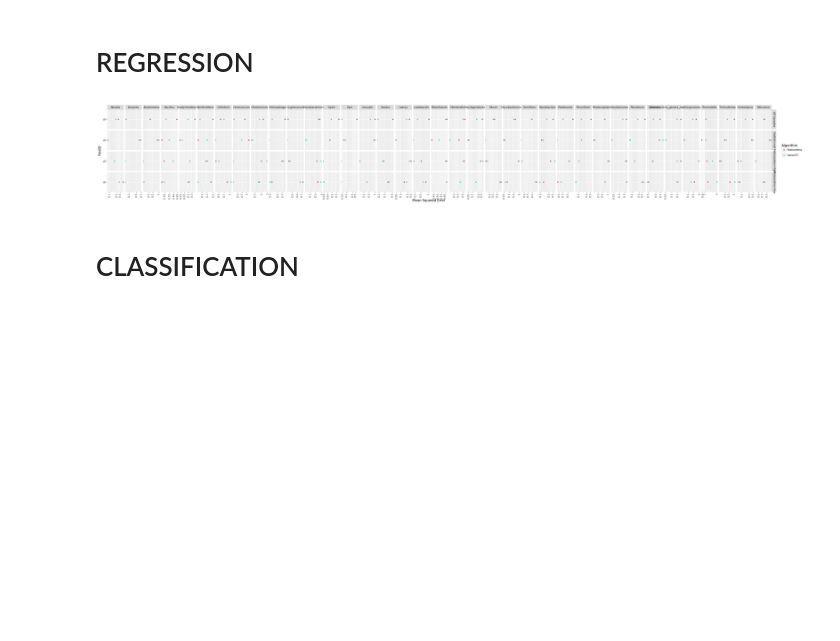
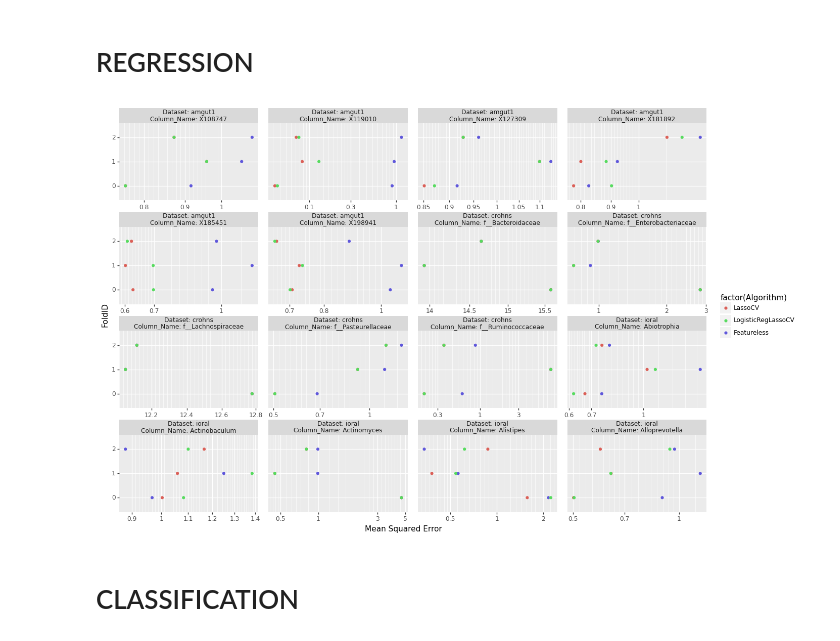
Before and after one commit to EngineerDanny/CS685-Microbe-Network-Research-Code, a Jupyter notebook: reproduce/results/plot_results.ipynb, the cells around one changed output. Saved outputs shown, nothing was run; the diff lists cells and outputs as text; code cells hidden in the pictures; blank space fills up the shorter version.

Commit message:
update plot results notebook

```diff
--- a/reproduce/results/plot_results.ipynb
+++ b/reproduce/results/plot_results.ipynb
@@ -60,9 +65,17 @@ df = pd.read_csv(f"/projects/genomic-ml/da2343/ml_project_1/reproduce/results/{t
 df = df.drop(columns=['Index of Predicted Column'])
 df = df.rename(columns={'Predicted Column Name': 'Column_Name'})
 df = df.groupby(['Dataset', 'Algorithm', 'Column_Name', 'FoldID']).mean().reset_index()
-# df = df[(df['Dataset'] == "amgut1") | (df['Dataset'] == "crohns") | (df['Dataset'] == "ioral")]
-# df = df[(df['Dataset'] == "crohns")]
-df
+
+df1 = df[(df['Column_Name'] == "X108747") | (df['Column_Name'] == "X119010") | (df['Column_Name'] == "X127309") | (df['Column_Name'] == "X181892") | (df['Column_Name'] == "X185451") | (df['Column_Name'] == "X198941")  ]
+df2 = df[(df['Column_Name'] == "f__Bacteroidaceae") | (df['Column_Name'] == "f__Enterobacteriaceae") | (df['Column_Name'] == "f__Lachnospiraceae") | (df['Column_Name'] == "f__Pasteurellaceae") | (df['Column_Name'] == "f__Ruminococcaceae") ]
+
+df3 = df[(df['Column_Name'] == "Abiotrophia") | (df['Column_Name'] == "Actinobaculum") | (df['Column_Name'] == "Actinomyces") | (df['Column_Name'] == "Alloprevotella") | (df['Column_Name'] == "Alistipes") ]
+
+
+df = pd.concat([df1, df2, df3])
+
+# save
+df.to_csv(f"{time}_results_other_reg_R.csv", index=False)
 # %%
 df = df.groupby(['Algorithm']).mean().reset_index()
 df
@@ -76,16 +89,19 @@ p = p + labs(x = "Mean Squared Error", y="FoldID")
 p = p + theme(axis_text_x=element_text(angle=90), figure_size=(40, 5))
 p = p + scale_x_log10()
 print(p)
-# %% [output]
-[figure, removed]
 # %%
+
+df["Algorithm"] = pd.Categorical(df["Algorithm"], categories=["LassoCV", "LogisticRegLassoCV", "Featureless"])
+
 p = ggplot(df)
-p = p + geom_point(aes(x="Mean Squared Error", y="factor(FoldID)", color="Algorithm"))
+p = p + geom_point(aes(x="Mean Squared Error", y="factor(FoldID)", color="factor(Algorithm)"))
 p = p + facet_wrap("~ Dataset + Column_Name", scales="free_x", labeller='label_both')
 p = p + labs(x = "Mean Squared Error", y="FoldID")
-p = p + theme(axis_text_x=element_text(angle=90), panel_spacing=0.4, figure_size=(40, 35))
+p = p + theme( panel_spacing=0.2, figure_size=(15, 10))
 p = p + scale_x_log10()
 print(p)
+# %% [output]
+[figure, added]
 # %%
 p.save(filename = "plot.png", dpi=3000)
 # %% [markdown]
```
Also changed, not shown: parts of 7 cells of this notebook.
